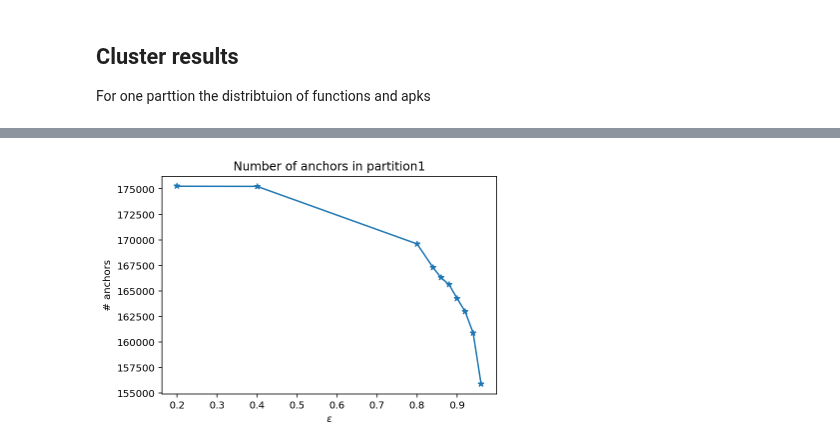
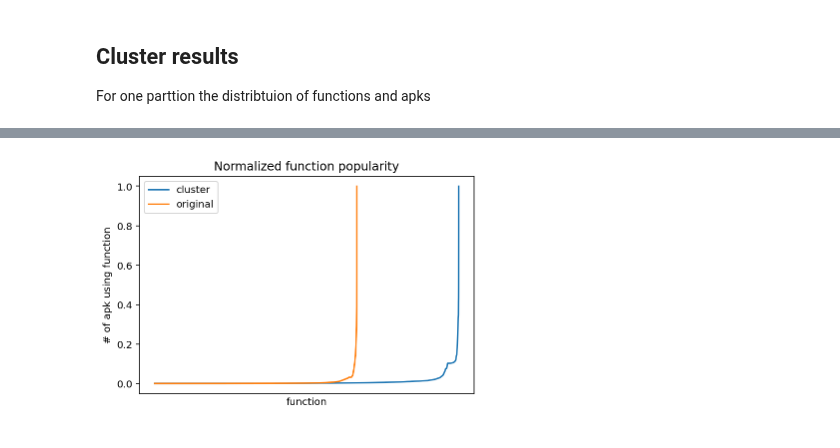
Before and after one commit to jrybicki-jsc/smms, a Jupyter notebook: graphla/clusterresults.ipynb, the cells around one changed output, grey strips where cells are left out. Cells and saved outputs as stored; diff of their text form; code cells hidden in the pictures.

```diff
--- a/graphla/clusterresults.ipynb
+++ b/graphla/clusterresults.ipynb
@@ -111,3 +66,21 @@ plt.plot(fv);
+# %%
+max_org, max_fv = max(fv_org), max(fv2)[0]
+
+normalized_fv = list(map(lambda x: x/max_fv, fv2))
+
+normalized_org = list(map(lambda x: x/max_org, fv_org))
+# %%
+plt.title('Normalized function popularity')
+plt.ylabel('# of apk using function')
+plt.xlabel('function')
+plt.xticks([])
+#plt.plot(fv);
+plt.plot(normalized_fv, label='cluster')
+plt.plot(normalized_org, label='original')
+#plt.plot(fv_org, label='orginal')
+plt.legend();
+# %% [output]
+[figure, added]
 # %%
 #2021-05-02 22:25:13,331 root INFO Starting network creation with k=178056
 a = """0.2-0-tc-nets.pickle 175245
@@ -128,10 +100,3 @@ for r in a.split('\n'):
     g = float(r.split('-')[0])
     siz=int(r.split(' ')[-1])
     res[g] = siz
-# %%
-plt.title('Number of anchors in partition1')
-plt.xlabel(f"$\epsilon$")
-plt.ylabel('# anchors')
-plt.plot(res.keys(), res.values(),'-*');
-# %% [output]
-[figure, removed]
```
Also changed, not shown: parts of 58 cells of this notebook, 1 other file.
